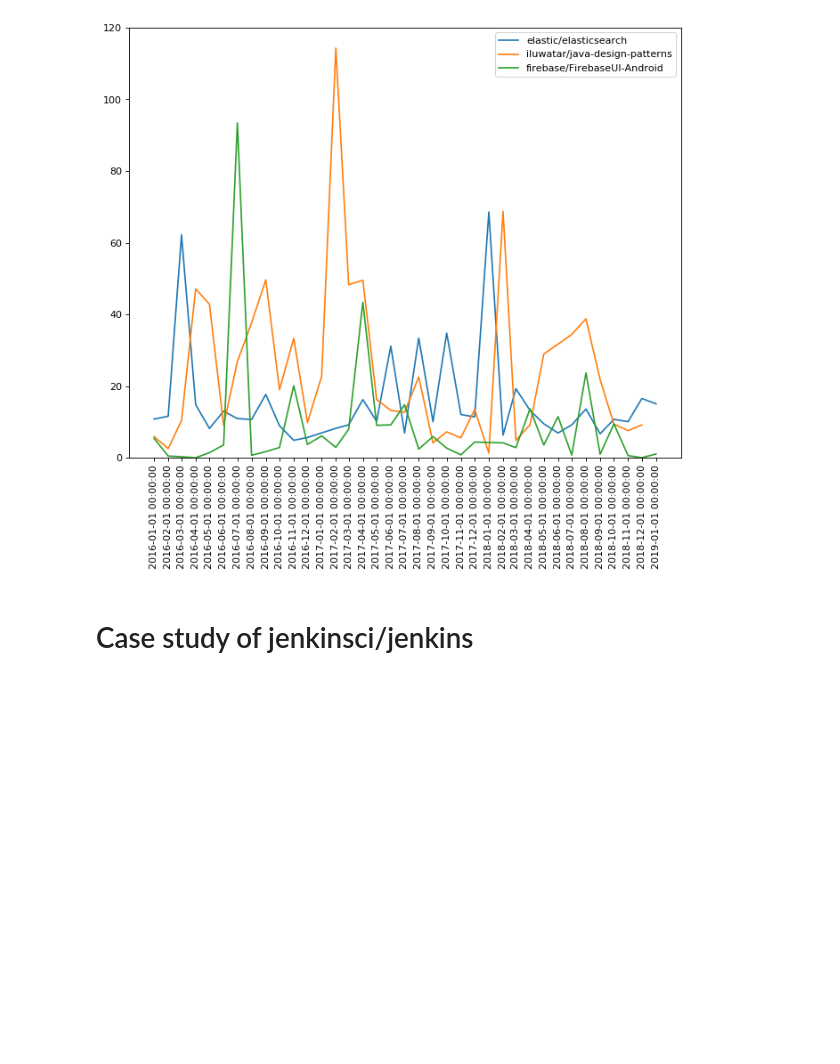
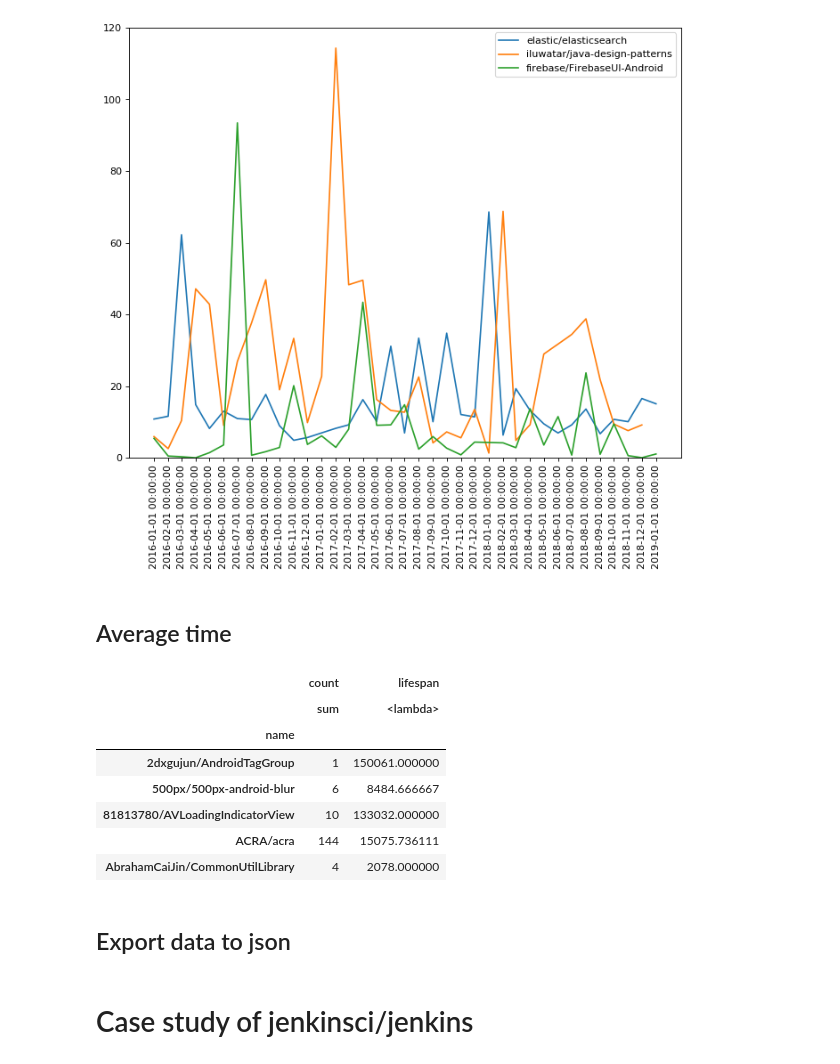
Before and after one commit to castor-software/oss-graph-metrics, a Jupyter notebook: data_analysis/notebook/pr_lifespan.ipynb, the cells around one changed output. Cells and saved outputs as stored; diff of their text form; code cells hidden in the pictures; blank space fills up the shorter version.

```diff
--- a/data_analysis/notebook/pr_lifespan.ipynb
+++ b/data_analysis/notebook/pr_lifespan.ipynb
@@ -43,3 +43,21 @@ def plot_pr_lifespan(*repos):
 plot_pr_lifespan('elastic/elasticsearch', 'iluwatar/java-design-patterns', 'firebase/FirebaseUI-Android')
 # %% [output]
 [figure]
+# %% [markdown]
+## Average time
+# %%
+wm = lambda x: np.average(x, weights=pr_lifespan.loc[x.index, "count"])
+f = {'count': ['sum'], 'lifespan' : wm }
+avg_lifespan = pr_lifespan.groupby('name').agg(f)
+avg_lifespan.head()
+# %% [output]
+|  | count | lifespan |
+|  | sum | <lambda> |
+| name |  |  |
+| 2dxgujun/AndroidTagGroup | 1 | 150061.000000 |
+| 500px/500px-android-blur | 6 | 8484.666667 |
+| 81813780/AVLoadingIndicatorView | 10 | 133032.000000 |
+| ACRA/acra | 144 | 15075.736111 |
+| AbrahamCaiJin/CommonUtilLibrary | 4 | 2078.000000 |
+# %% [markdown]
+## Export data to json
```
Also changed, not shown: parts of 4 cells of this notebook, 30 other files.
